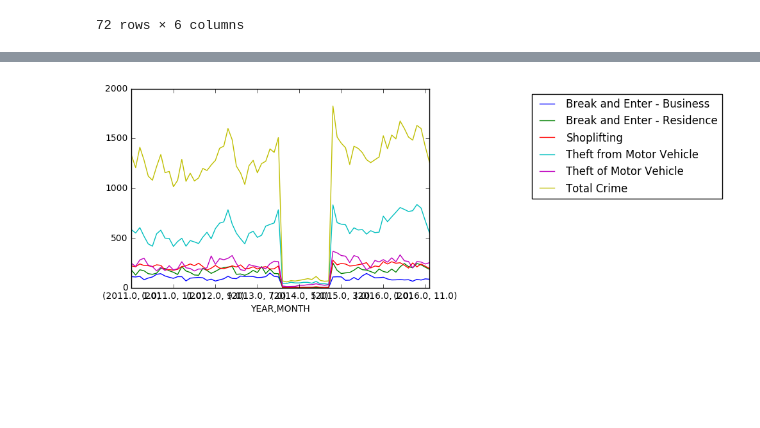
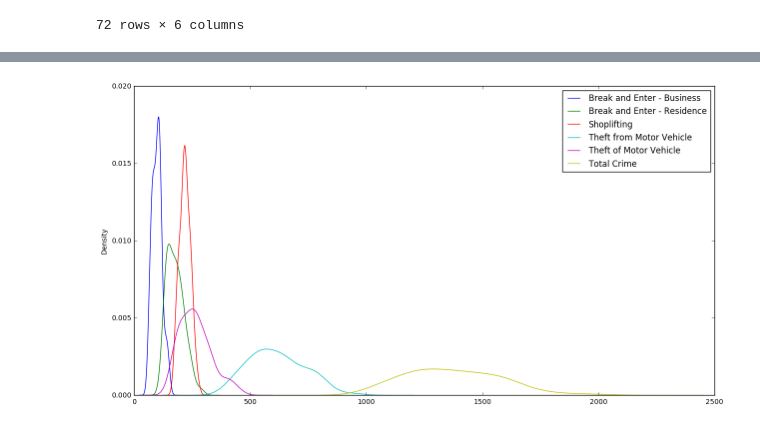
Before and after one commit to gurbraj/crime, a Jupyter notebook: crime.ipynb, the cells around one changed output, grey strips where cells are left out. Saved outputs shown, nothing was run; the diff lists cells and outputs as text; code cells hidden in the pictures; blank space fills up the shorter version.

Commit message:
some more plots. exportable

```diff
--- a/crime.ipynb
+++ b/crime.ipynb
@@ -376,6 +409,7 @@ yearly_crime_aggregated
 # %%
-yearly_crime_aggregated.plot()
-plt.legend(bbox_to_anchor=(2, 1))
+yearly_crime_aggregated.plot(kind='density', figsize=(15,8))
+plt.legend(bbox_to_anchor=(1, 1))
+plt.savefig('data/images/empirical_density_functions')
 plt.show()
 # %% [output]
-[figure, old version]
+[figure, new version]
```
Also changed, not shown: parts of 12 cells of this notebook, 18 other files.
